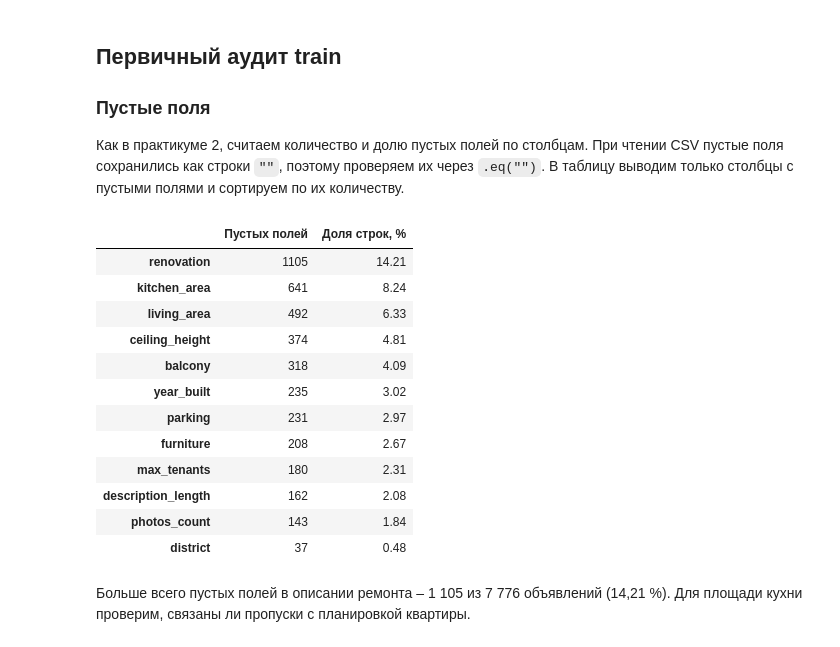
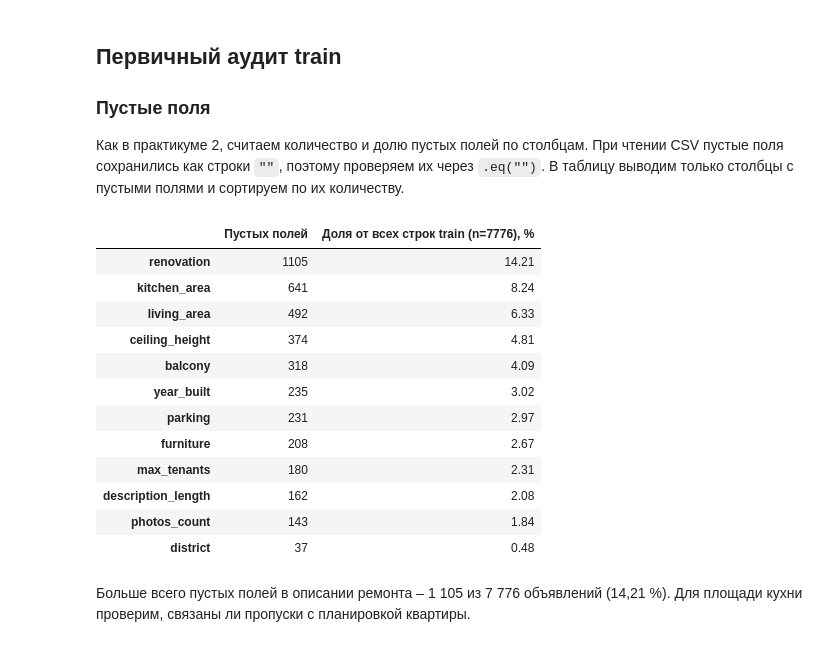
Before and after one commit to sangnchr-s/Gonchar_Alexander_Lab2, a Jupyter notebook: notebooks/01_preparation.ipynb, the cells around one changed output. Cells and saved outputs as stored; diff of their text form; code cells hidden in the pictures.

```diff
--- a/notebooks/01_preparation.ipynb
+++ b/notebooks/01_preparation.ipynb
@@ -140,14 +140,14 @@ print(f"Сырой тест сохранён в {test_path.relative_to(PROJECT_R
 # %%
 empty_counts = train_df.eq("").sum()
 
 empty_summary = pd.DataFrame({
     "Пустых полей": empty_counts,
-    "Доля строк, %": (empty_counts / len(train_df) * 100).round(2),
+    f"Доля от всех строк train (n={len(train_df)}), %": (empty_counts / len(train_df) * 100).round(2),
 })
 
 empty_summary.loc[empty_counts.gt(0)].sort_values("Пустых полей", ascending=False)
 # %% [output]
-|  | Пустых полей | Доля строк, % |
+|  | Пустых полей | Доля от всех строк train (n=7776), % |
 | renovation | 1105 | 14.21 |
 | kitchen_area | 641 | 8.24 |
 | living_area | 492 | 6.33 |
```
Also changed, not shown: parts of 7 cells of this notebook, 4 other files.
